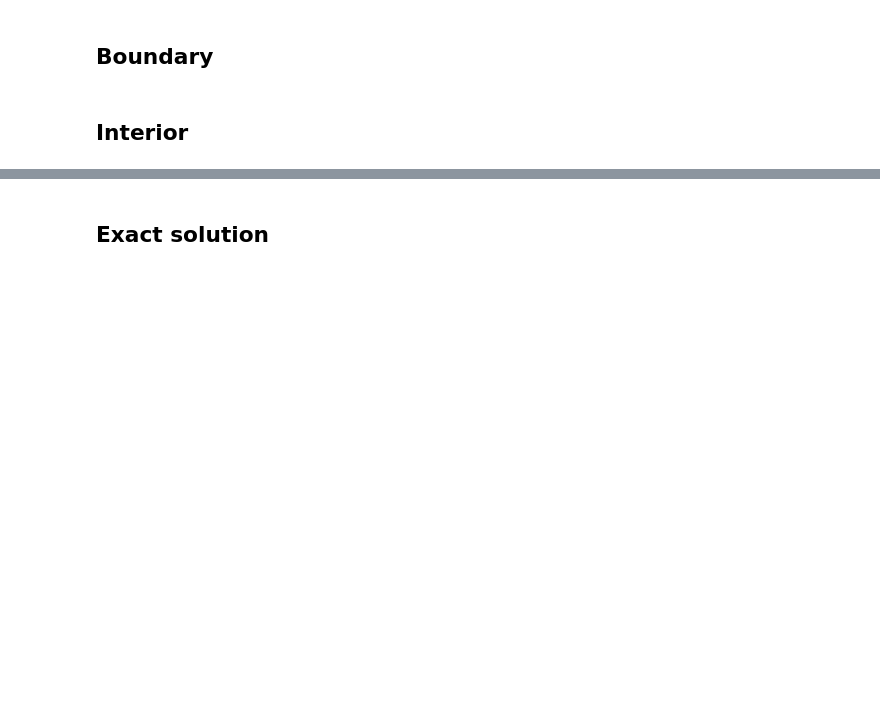
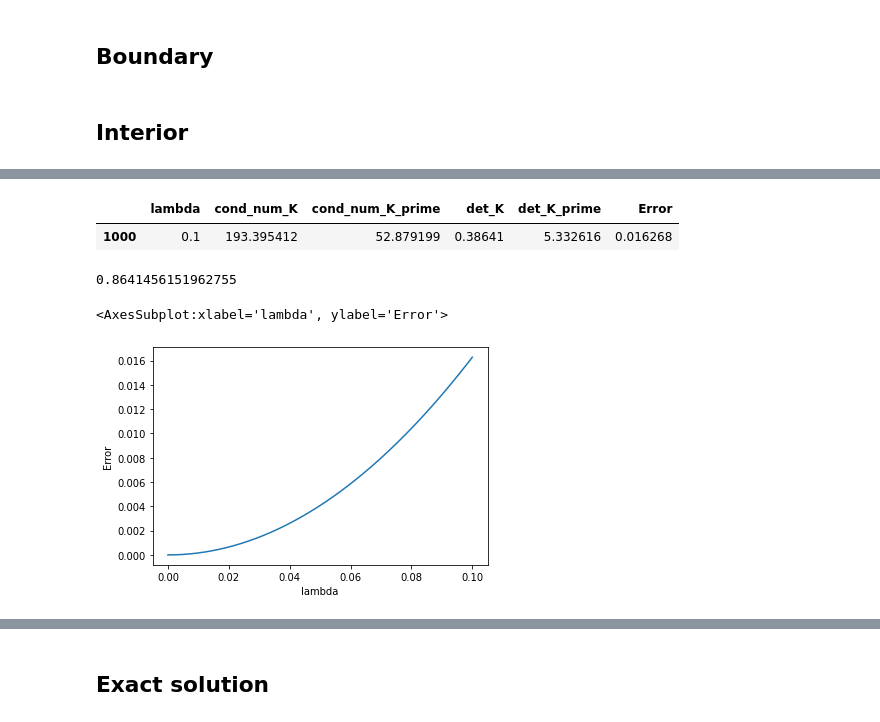
Before and after one commit to alekzandev/Meshless-RBF-Solve-Burger-Equation, a Jupyter notebook: run_solution.ipynb, the cells around one changed output, grey strips where cells are left out. Drawn from its saved outputs; the diff is of its cells as text; code cells hidden in the pictures; blank space fills up the shorter version.

```diff
--- a/run_solution.ipynb
+++ b/run_solution.ipynb
@@ -46,3 +134,18 @@ plt.legend(bbox_to_anchor=(1.01, 1), loc=2, borderaxespad=0.)
+# %%
+min_cond_num = df_lambda['cond_num_K_prime'].min()
+df_lambda.loc[df_lambda['cond_num_K_prime'] == min_cond_num]
+# %% [output]
+|  | lambda | cond_num_K | cond_num_K_prime | det_K | det_K_prime | Error |
+| 1000 | 0.1 | 193.395412 | 52.879199 | 0.38641 | 5.332616 | 0.016268 |
+# %%
+np.mean(K)
+# %% [output]
+0.8641456151962755
+# %%
+sns.lineplot(data = df_lambda, x='lambda', y='Error')
+# %% [output]
+<AxesSubplot:xlabel='lambda', ylabel='Error'>
+[figure, added]
 # %%
 t0, te = 0, 0.5
 N = 20
```
Also changed, not shown: parts of 15 cells of this notebook.
